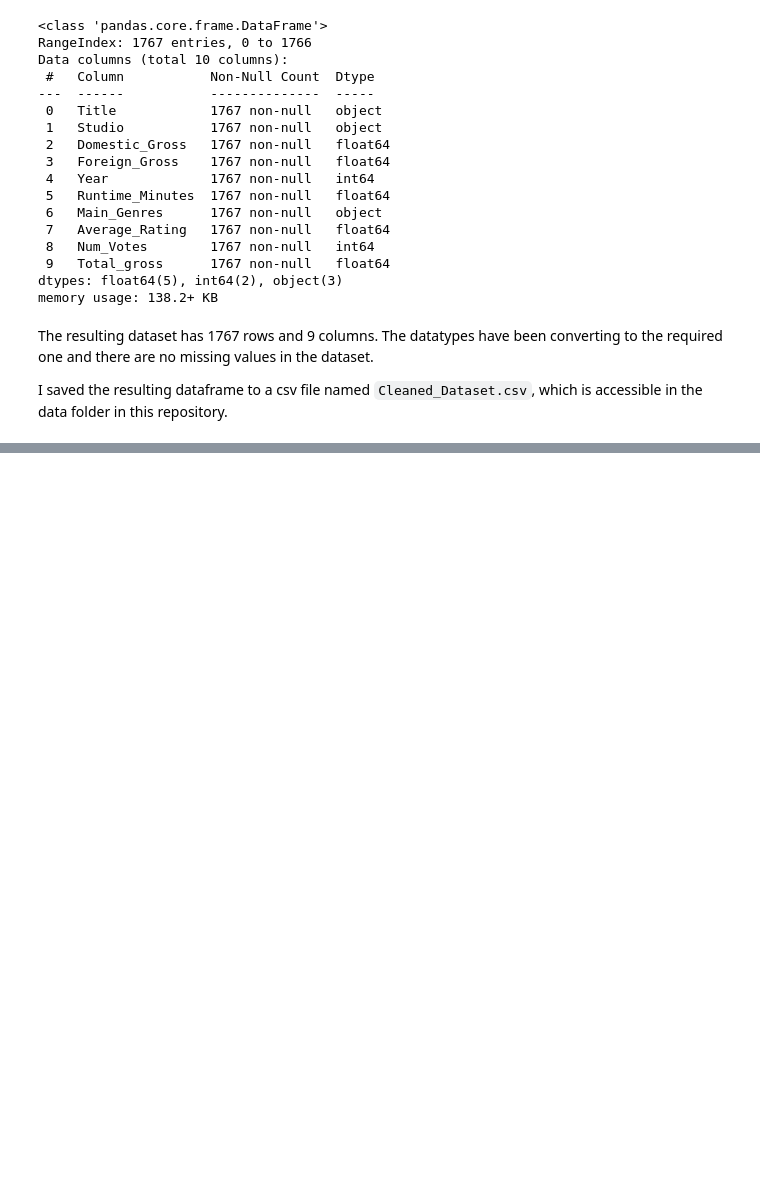
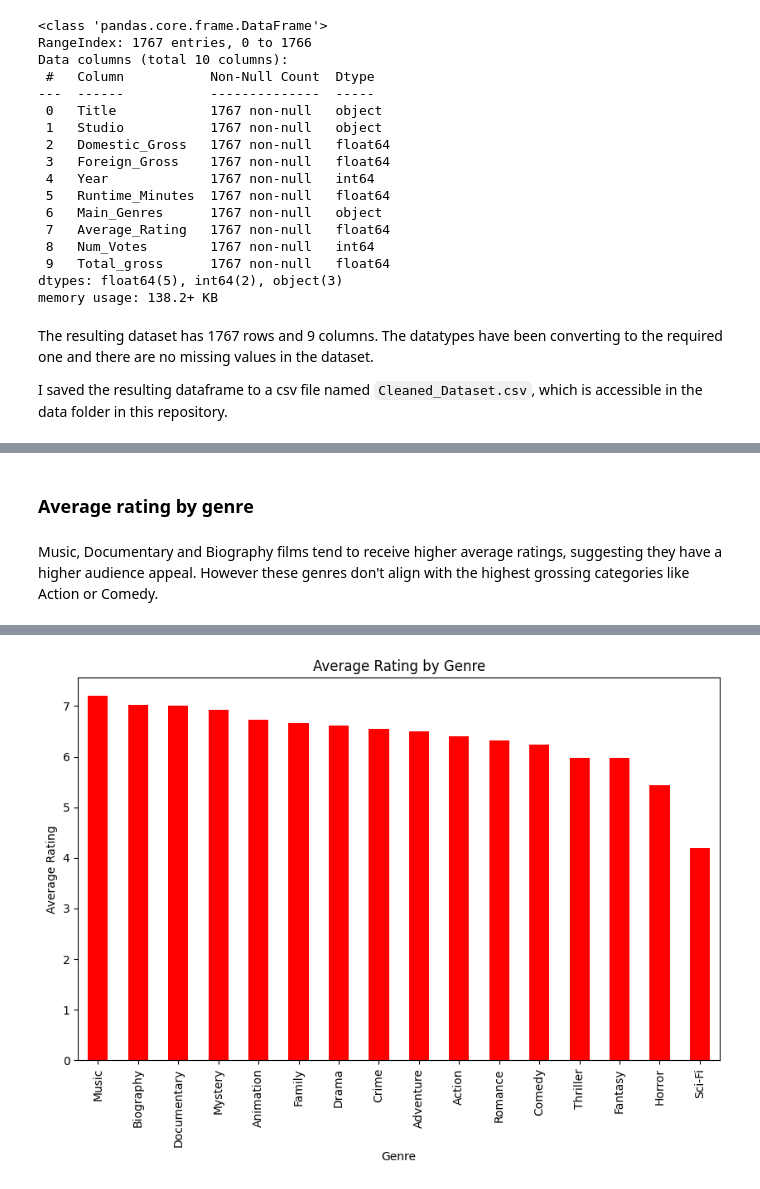
Before and after one commit to Jimmy-ai1/Independent-Project-1, a Jupyter notebook: Microsoft_Film_Creation_Strategies.ipynb, the cells around one changed output, grey strips where cells are left out. Saved outputs shown, nothing was run; the diff lists cells and outputs as text; code cells hidden in the pictures; blank space fills up the shorter version.

```diff
--- a/Microsoft_Film_Creation_Strategies.ipynb
+++ b/Microsoft_Film_Creation_Strategies.ipynb
@@ -341,0 +409,16 @@ combined_film_data.to_csv('Cleaned_Dataset.csv', index=False)
+# %% [markdown]
+### Average rating by genre
+# %% [markdown]
+Music, Documentary and Biography films tend to receive higher average ratings, suggesting they have a higher audience appeal. However these genres don't align with the highest grossing categories like Action or Comedy.
+# %%
+plt.figure(figsize=(10, 6))
+
+# Grouping by genre and finding the average rating of each genre
+genre_rating = combined_film_data.groupby('Main_Genres')['Average_Rating'].mean().sort_values(ascending=False)
+
+# plotting a bar chart of average rating by genre
+genre_rating.plot(kind='bar', color='red')
+plt.xlabel('Genre')
+plt.ylabel('Average Rating')
+plt.title('Average Rating by Genre');
+# %% [output]
@@ -341,0 +427 @@ combined_film_data.to_csv('Cleaned_Dataset.csv', index=False)
+[figure, added]
```
Also changed, not shown: parts of 28 cells of this notebook.
